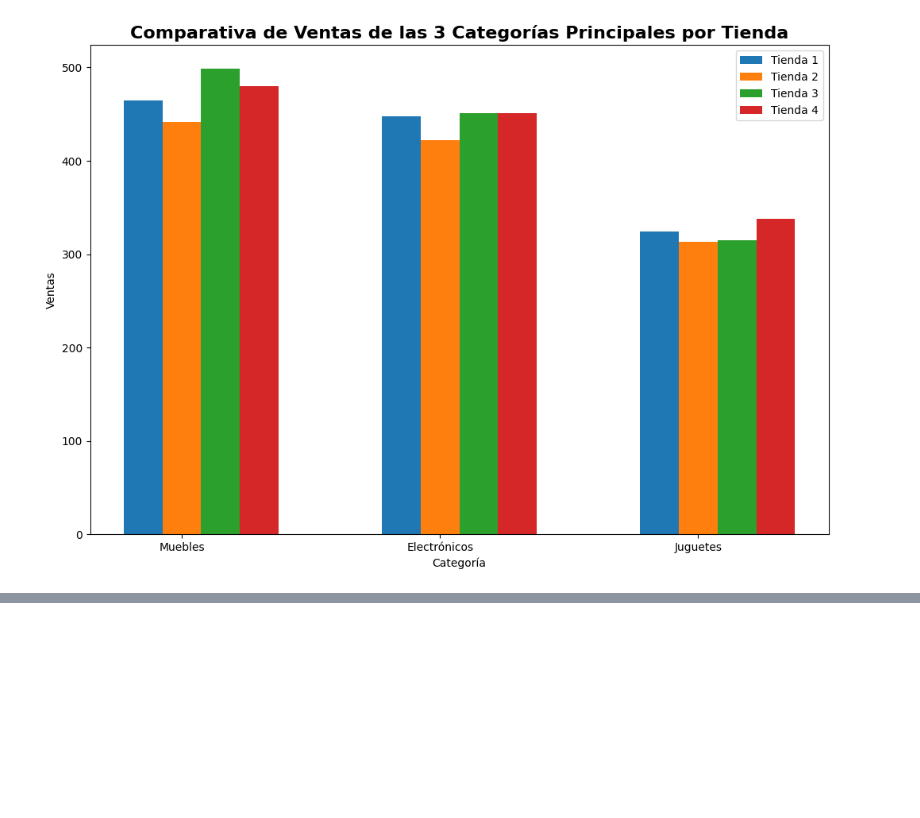
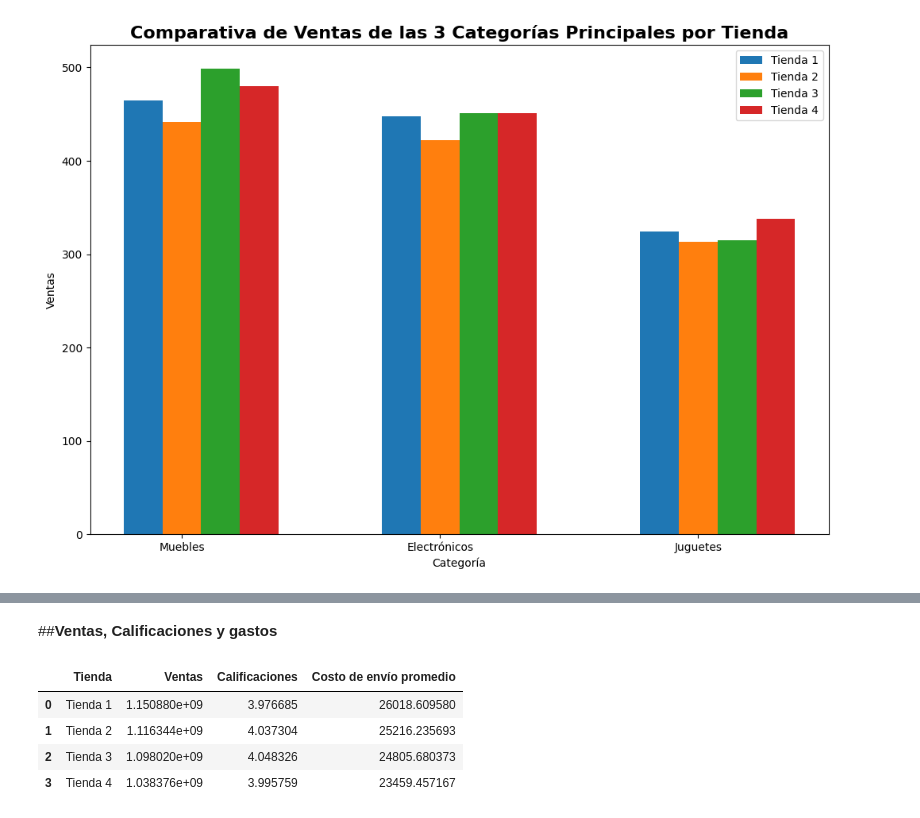
Before and after one commit to Erwin2Sibaja/alura_store_latam_desafio1, a Jupyter notebook: AluraStoreLatam.ipynb, the cells around one changed output, grey strips where cells are left out. Saved outputs shown, nothing was run; the diff lists cells and outputs as text; code cells hidden in the pictures; blank space fills up the shorter version.

```diff
--- a/AluraStoreLatam.ipynb
+++ b/AluraStoreLatam.ipynb
@@ -256,6 +256,6 @@ np.float64(26018.60958033065)
 # %% [markdown]
 ##**Costo de envio tienda 2**
 # %%
-costo_de_envio = tienda2['Costo de envío'].mean()
+costo_de_envio2 = tienda2['Costo de envío'].mean()
 costo_de_envio
 # %% [output]
@@ -420,0 +346,2 @@ for j in range(num_categorias, filas * columnas):
+# %% [markdown]
+##**Ventas, Calificaciones y gastos**
@@ -420,0 +355,9 @@ for j in range(num_categorias, filas * columnas):
+# %%
+df_analisis = pd.DataFrame(dict_datos_general)
+df_analisis.head()
+# %% [output]
+|  | Tienda | Ventas | Calificaciones | Costo de envío promedio |
+| 0 | Tienda 1 | 1.150880e+09 | 3.976685 | 26018.609580 |
+| 1 | Tienda 2 | 1.116344e+09 | 4.037304 | 25216.235693 |
+| 2 | Tienda 3 | 1.098020e+09 | 4.048326 | 24805.680373 |
+| 3 | Tienda 4 | 1.038376e+09 | 3.995759 | 23459.457167 |
```
Also changed, not shown: parts of 14 cells of this notebook.
